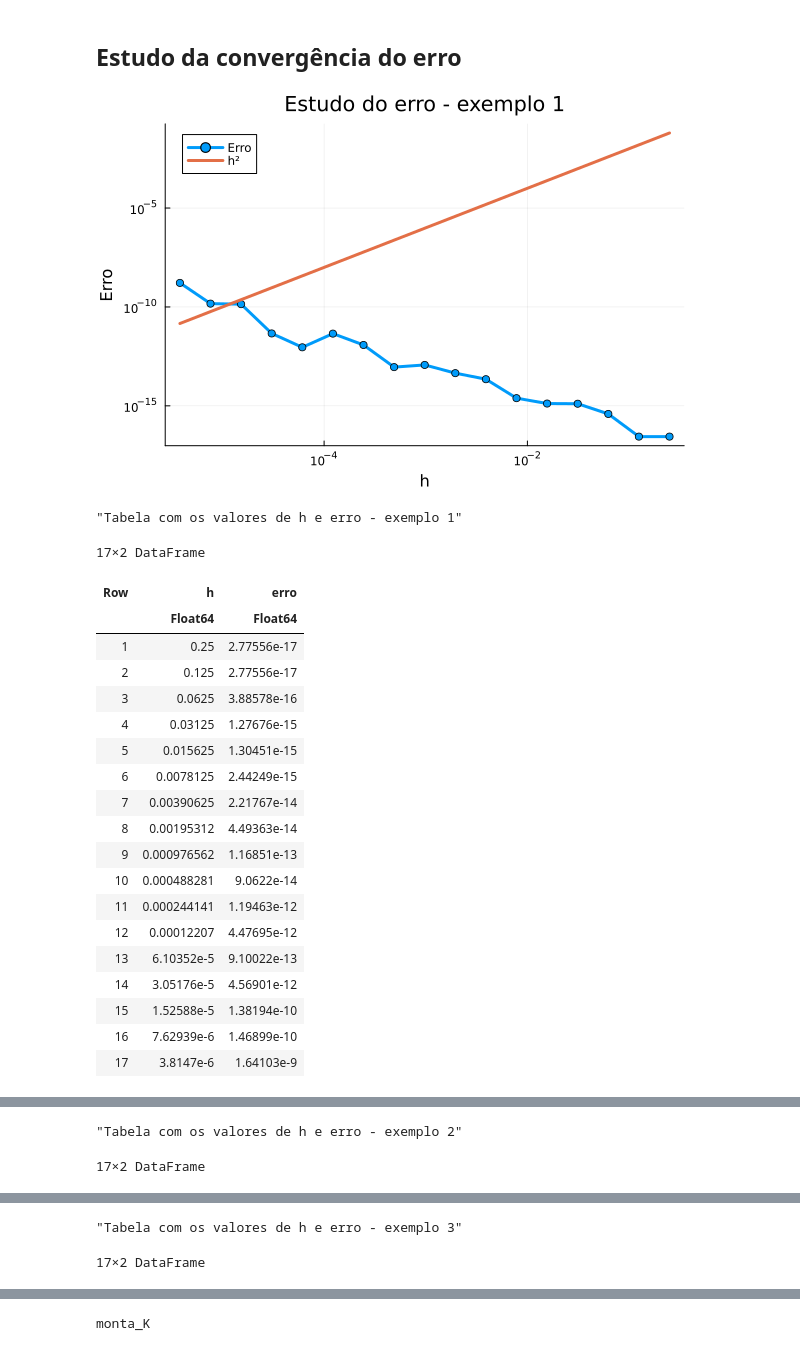
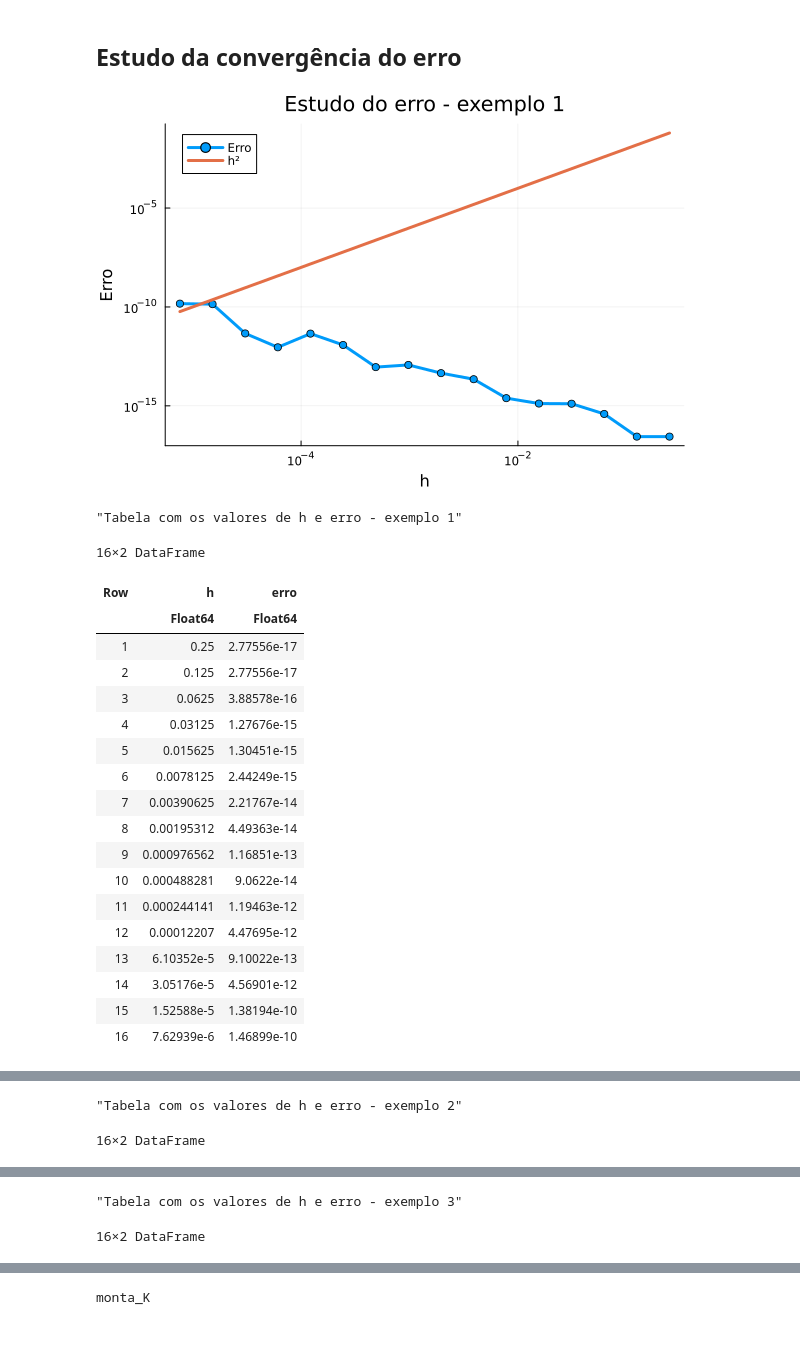
Before and after one commit to bacarmo/Elementos_Finitos, a Jupyter notebook: Eliptica_1D.ipynb, the cells around one changed output, grey strips where cells are left out. Cells and saved outputs as stored; diff of their text form; code cells hidden in the pictures.

```diff
--- a/Eliptica_1D.ipynb
+++ b/Eliptica_1D.ipynb
@@ -203,44 +209,41 @@ display(plt)
 # %% [markdown]
 ## Estudo da convergência do erro
 # %%
-using DataFrames
-
 function estudo_do_erro(exemplo)
     # Carrega o exemplo escolhido
     α, β, f, u = dados_de_entrada(exemplo)
     # Define os valores de N a serem considerados
-    vec_N = [2^i-1 for i in 2:18]
+    vec_N = [2^i-1 for i in 2:17]
     # Inicializa o vetor para armazenar os erros
     vec_erros = zeros(length(vec_N))
     # Calcula o erro para cada valor de N
     for i = 1:length(vec_N)
         N = vec_N[i]
         h = 1.0 / (N+1)
         A, b = monta_A_b(α, β, f, N)
         U = A \ b
         vec_erros[i] = maximum(abs.(U - u.(h:h:1-h)))
     end
     # Exibe o gráfico do erro em função dos h's em escala logarítmica
     h = 1.0 ./ (vec_N .+ 1) # Calcula o tamanho do passo h para cada N
     plt = plot(h, vec_erros, lw=3, linestyle=:solid, markershape=:circle, label="Erro", title="Estudo do erro - exemplo "*string(exemplo),  xscale=:log10, yscale=:log10, legend=:topleft) # Gráfico do erro
     plot!(plt, h, h.^2, lw=3, linestyle=:solid, label="h²")# Adiciona a curva h² ao gráfico
-
     xlabel!("h")     # Adiciona o rótulo ao eixo x
     ylabel!("Erro")  # Adiciona o rótulo ao eixo y
     display(plt)     # Exibe o gráfico
     # Exibir a tabela com os valores de h e erro
     display("Tabela com os valores de h e erro - exemplo "*string(exemplo))
     display(DataFrame(h=h, erro=vec_erros))
 end
 
 estudo_do_erro(1)
 estudo_do_erro(2)
 estudo_do_erro(3)
 estudo_do_erro(4)
 # %% [output]
-[figure, old version]
+[figure, new version]
 "Tabela com os valores de h e erro - exemplo 1"
-17×2 DataFrame
+16×2 DataFrame
 | Row | h | erro |
 |  | Float64 | Float64 |
 | 1 | 0.25 | 2.77556e-17 |
@@ -259,4 +262,3 @@ estudo_do_erro(4)
 | 14 | 3.05176e-5 | 4.56901e-12 |
 | 15 | 1.52588e-5 | 1.38194e-10 |
 | 16 | 7.62939e-6 | 1.46899e-10 |
-| 17 | 3.8147e-6 | 1.64103e-9 |
@@ -264,5 +266,5 @@ estudo_do_erro(4)
 "Tabela com os valores de h e erro - exemplo 2"
-17×2 DataFrame
+16×2 DataFrame
 | Row | h | erro |
 |  | Float64 | Float64 |
 | 1 | 0.25 | 0.0479168 |
@@ -286,5 +287,5 @@ estudo_do_erro(4)
 "Tabela com os valores de h e erro - exemplo 3"
-17×2 DataFrame
+16×2 DataFrame
 | Row | h | erro |
 |  | Float64 | Float64 |
 | 1 | 0.25 | 1.11022e-16 |
```
Also changed, not shown: parts of 37 cells of this notebook.
